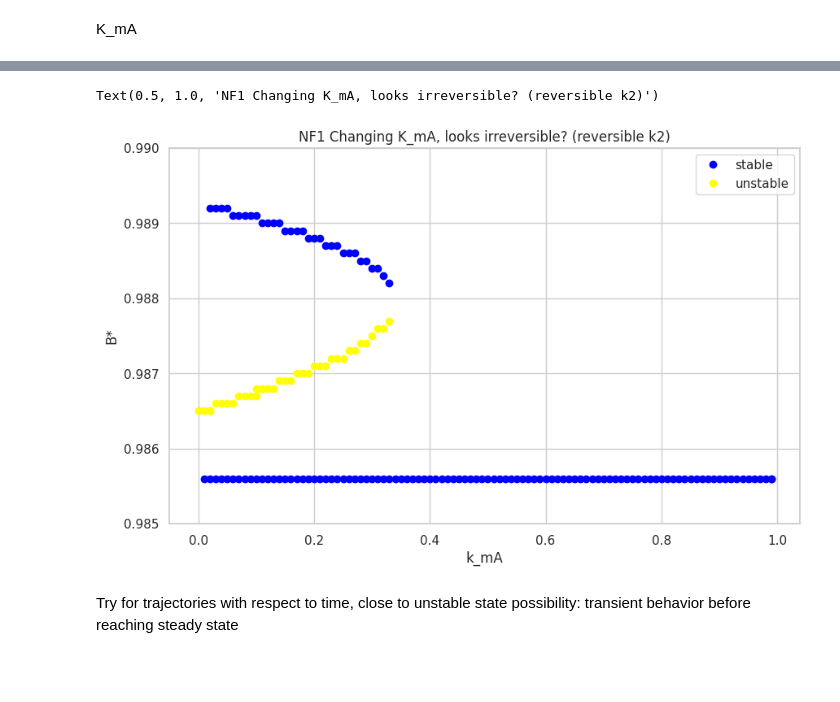
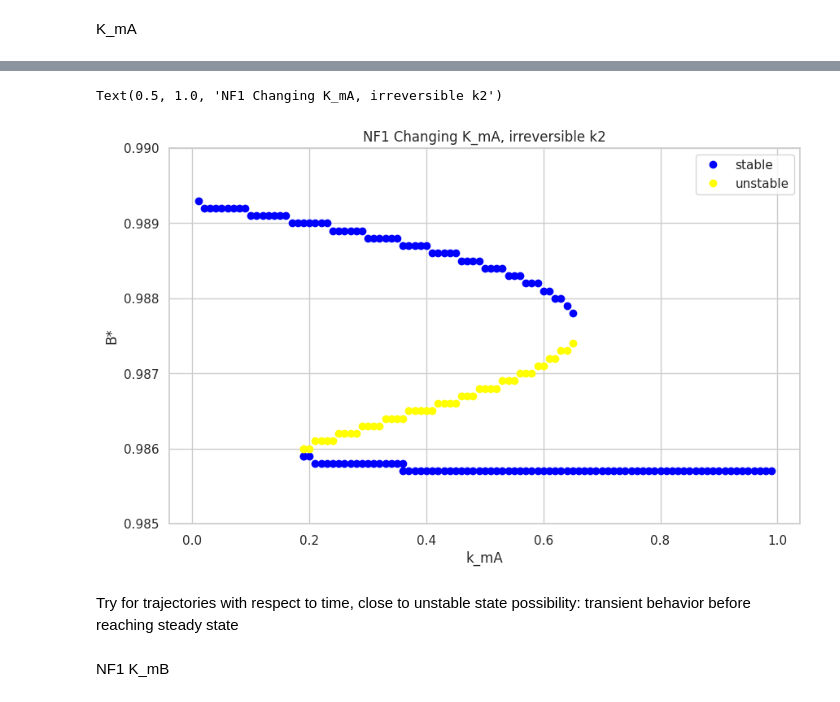
Before and after one commit to SanjanaYasna/mth364_final_proj_code, a Jupyter notebook: plot_bifurcations.ipynb, the cells around one changed output, grey strips where cells are left out. Saved outputs shown, nothing was run; the diff lists cells and outputs as text; code cells hidden in the pictures; blank space fills up the shorter version.

```diff
--- a/plot_bifurcations.ipynb
+++ b/plot_bifurcations.ipynb
@@ -128,4 +128,5 @@ Text(0.5, 1.0, 'Irreversible NF1 Bifurcation')
 # %% [markdown]
 K_mA
 # %%
-kma = pd.read_csv('/work/pi_mrobson_smith_edu/mth364/NF1_kma.csv')
+import pandas as pd
+kma = pd.read_csv('/work/pi_mrobson_smith_edu/mth364/NF1_kma_irrev.csv')
@@ -149,24 +204,26 @@ Bifurcation point found at I = 0.0
 # %%
 #make a plot opf I vs B for all cases where stable =True
 import matplotlib.pyplot as plt
 import seaborn as sns
 sns.set(style="whitegrid")
 plt.figure(figsize=(10, 6))
 #only plot where stable = True
 
 plt.plot(kma_stable['k_ma'], kma_stable['B'], 'o', label='stable', color='blue')
 plt.plot(kma_unstable['k_ma'], kma_unstable['B'], 'o', label='unstable', color='yellow')
 plt.legend()
 
 # plt.plot(rev['I'], rev['B'], 'o', label='stable', color='blue')
 # plt.plot(rev['I'], rev['B'], 'o', label='unstable', color='red')
 plt.ylim(0.985, 0.99)
 plt.xlabel('k_mA')
 plt.ylabel('B*')
-plt.title('NF1 Changing K_mA, looks irreversible? (reversible k2)')
+plt.title('NF1 Changing K_mA, irreversible k2')
 # %% [output]
-Text(0.5, 1.0, 'NF1 Changing K_mA, looks irreversible? (reversible k2)')
+Text(0.5, 1.0, 'NF1 Changing K_mA, irreversible k2')
-[figure, old version]
+[figure, new version]
 # %% [markdown]
 Try for trajectories with respect to time, close to unstable state
 possibility: transient behavior before reaching steady state
+# %% [markdown]
+NF1 K_mB
```
Also changed, not shown: parts of 8 cells of this notebook, 12 other files.
